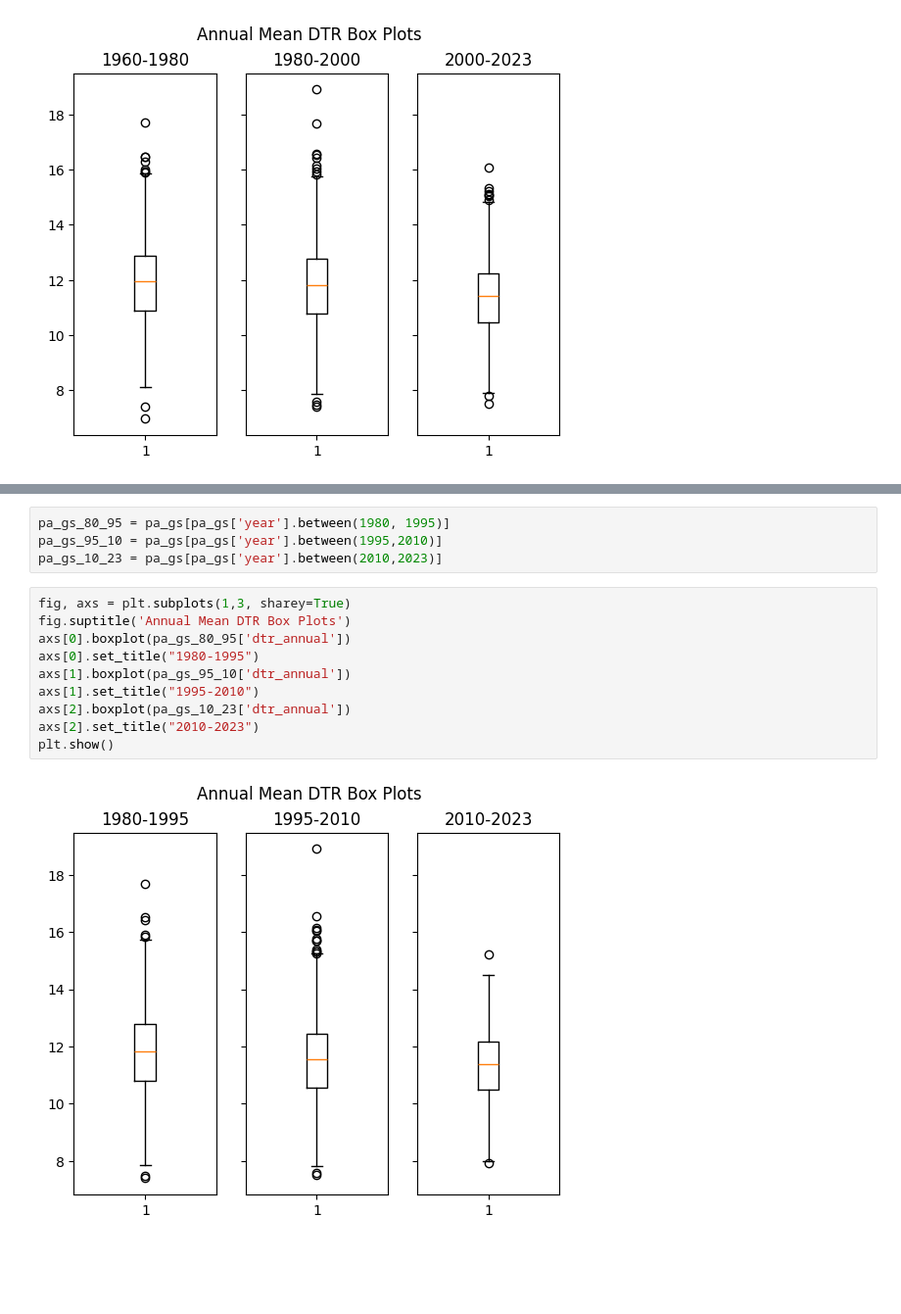
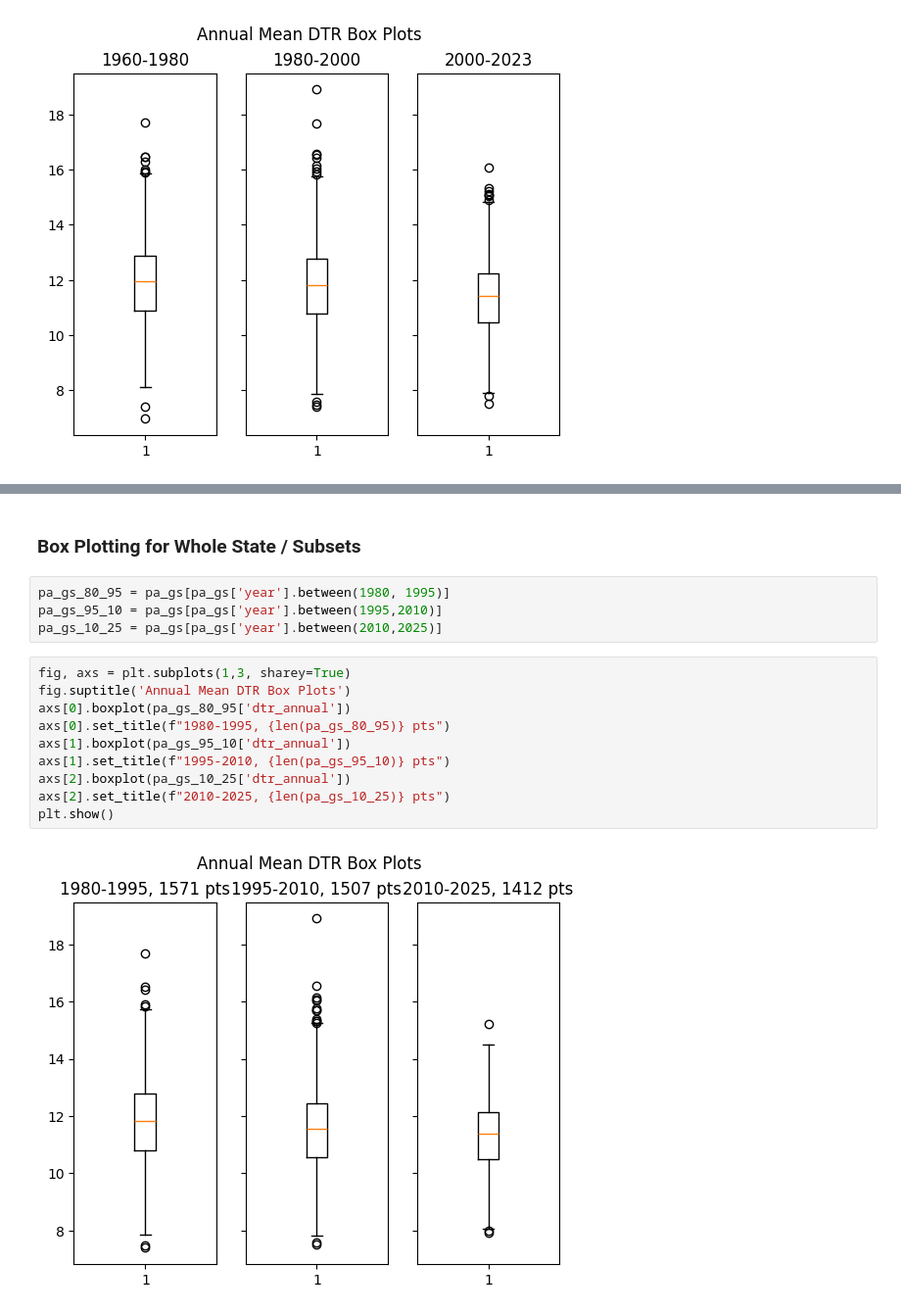
Before and after one commit to samjbaugh/reu26, a Jupyter notebook: DTRVarianceSummaryStatsSandbox.ipynb, the cells around one changed output, grey strips where cells are left out. Shown at 98% size. Drawn from its saved outputs; the diff is of its cells as text; blank space fills up the shorter version.

```diff
--- a/DTRVarianceSummaryStatsSandbox.ipynb
+++ b/DTRVarianceSummaryStatsSandbox.ipynb
@@ -94,16 +97,18 @@ plt.show()
+# %% [markdown]
+### Box Plotting for Whole State / Subsets
 # %%
 pa_gs_80_95 = pa_gs[pa_gs['year'].between(1980, 1995)]
 pa_gs_95_10 = pa_gs[pa_gs['year'].between(1995,2010)]
-pa_gs_10_23 = pa_gs[pa_gs['year'].between(2010,2023)]
+pa_gs_10_25 = pa_gs[pa_gs['year'].between(2010,2025)]
 # %%
 fig, axs = plt.subplots(1,3, sharey=True)
 fig.suptitle('Annual Mean DTR Box Plots')
 axs[0].boxplot(pa_gs_80_95['dtr_annual'])
-axs[0].set_title("1980-1995")
+axs[0].set_title(f"1980-1995, {len(pa_gs_80_95)} pts")
 axs[1].boxplot(pa_gs_95_10['dtr_annual'])
-axs[1].set_title("1995-2010")
-axs[2].boxplot(pa_gs_10_23['dtr_annual'])
-axs[2].set_title("2010-2023")
+axs[1].set_title(f"1995-2010, {len(pa_gs_95_10)} pts")
+axs[2].boxplot(pa_gs_10_25['dtr_annual'])
+axs[2].set_title(f"2010-2025, {len(pa_gs_10_25)} pts")
 plt.show()
 # %% [output]
-[figure, old version]
+[figure, new version]
```
Also changed, not shown: parts of 21 cells of this notebook, 11 other files.
